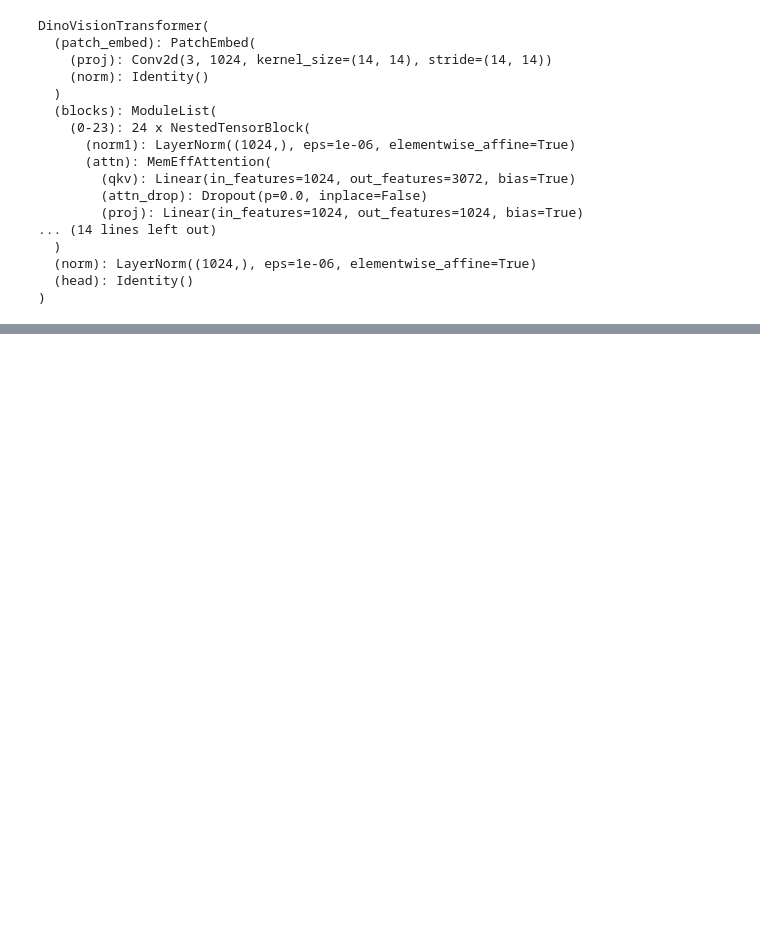
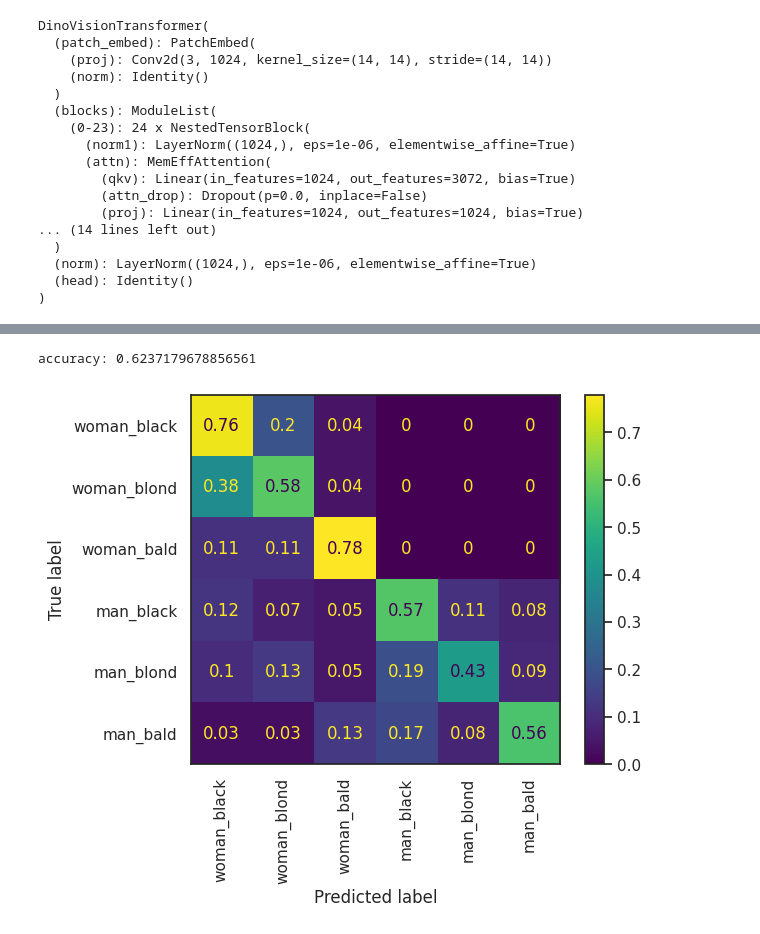
Before and after one commit to HoseinHasani/OoD_Spurious_Robustness, a Jupyter notebook: celeba.ipynb, the cells around one changed output, grey strips where cells are left out. Drawn from its saved outputs; the diff is of its cells as text; code cells hidden in the pictures; blank space fills up the shorter version.

```diff
--- a/celeba.ipynb
+++ b/celeba.ipynb
@@ -204,0 +229,14 @@ utils.plot_adj_mat(cross_entropy_loss, 'Cross-Entropy Matrix', result_path)
+# %%
+import utils
+
+embs_probs = utils.softmax(all_embs)
+proto_probs = utils.softmax(all_prototypes)
+cross_entropy_loss = - np.dot(np.log(embs_probs), proto_probs.T)
+y_pred = np.argmin(cross_entropy_loss, axis=1)
+cm = confusion_matrix(y_true, y_pred, normalize='true')
+disp = ConfusionMatrixDisplay(confusion_matrix=np.round(cm, 2), display_labels=group_names)
+disp.plot(xticks_rotation='vertical');
+print(f'accuracy: {accuracy_score(y_true, y_pred)}')
+# %% [output]
+accuracy: 0.6237179678856561
+[figure, added]
```
Also changed, not shown: parts of 12 cells of this notebook.
